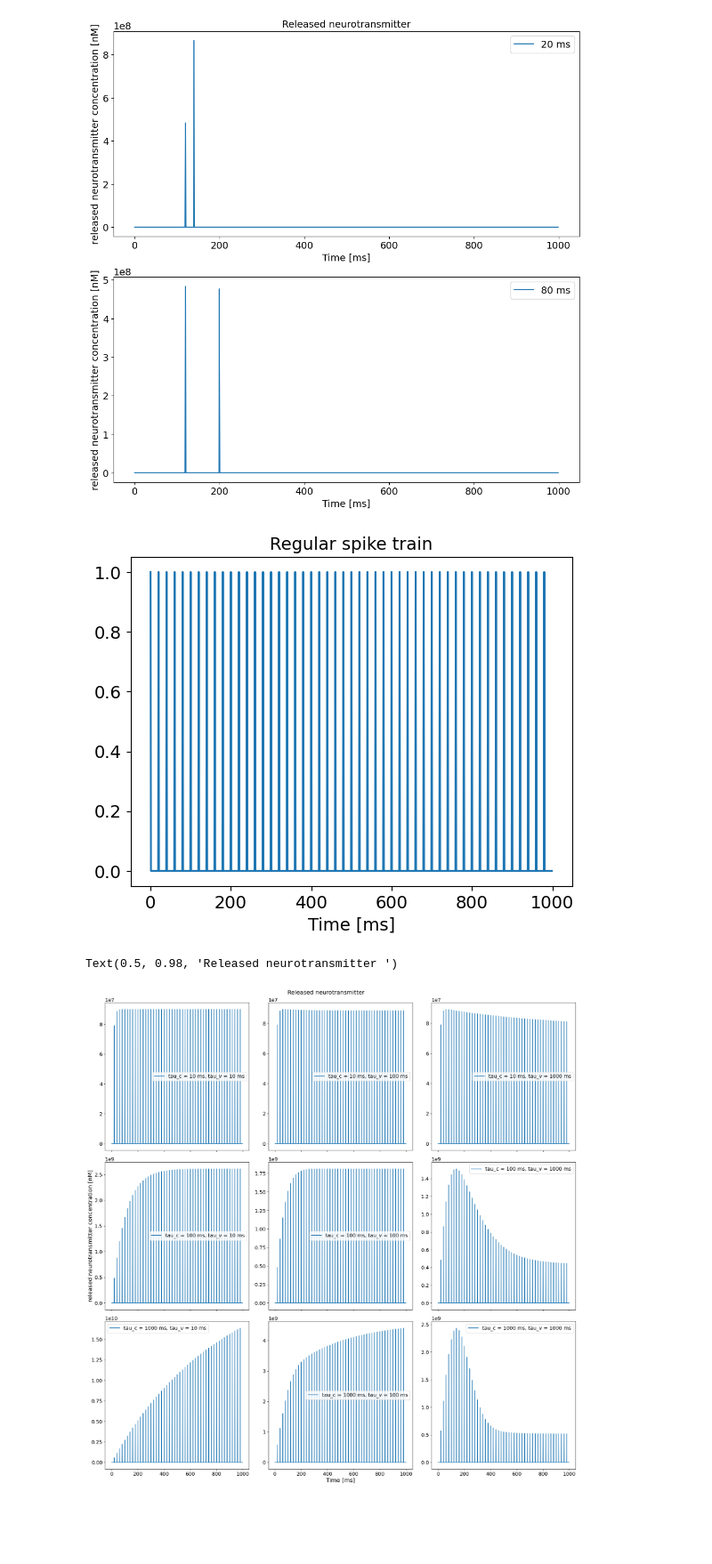
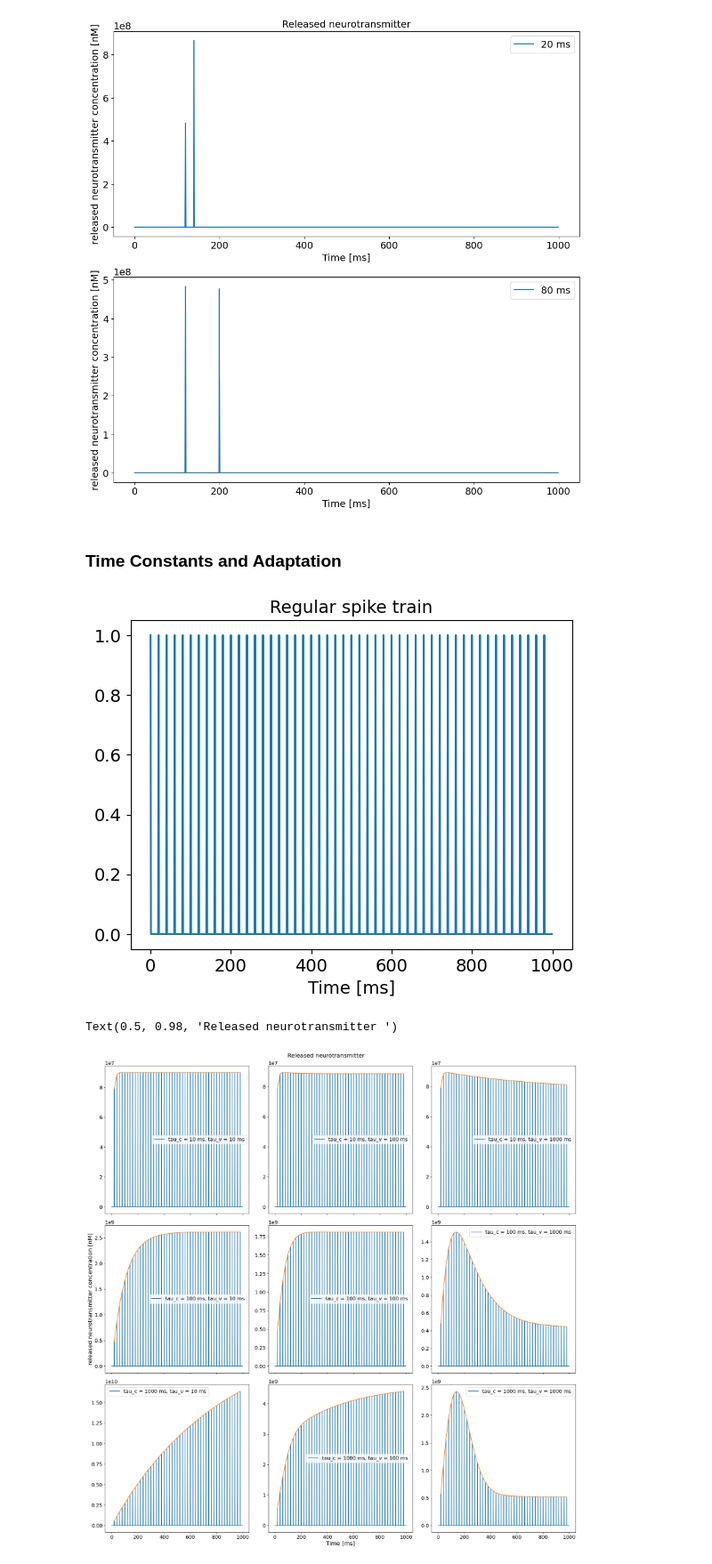
Before and after one commit to Erfan7bt/neurotransmitter_release_modelling, a Jupyter notebook: vesicle.ipynb, the cells around one changed output. Shown at 89% size. Drawn from its saved outputs; the diff is of its cells as text; code cells hidden in the pictures; blank space fills up the shorter version.

```diff
--- a/vesicle.ipynb
+++ b/vesicle.ipynb
@@ -163,6 +186,8 @@ ax[1].legend()
 plt.show()
 # %% [output]
 [figure]
+# %% [markdown]
+### Time Constants and Adaptation
 # %%
 t_sim= 1
 dt = 0.001
@@ -174,31 +199,35 @@ plt.plot(spike)
 plt.title('Regular spike train')
 plt.xlabel('Time [ms]')
 plt.show()
 alpha=5e3
 release_delay = 0
 
 taus  = [10, 100, 1000]
 fig, ax = plt.subplots(len(taus), len(taus), figsize=(20,20), layout="tight", sharex=True, sharey=False)
 for i in range(len(taus)):
     for j in range(len(taus)):
         tau_c = taus[i] *dt
         R1 = 9e5 * tau_c
 
         tau_v = taus[j] *dt
         R2=5e-6* tau_v #rate of vesicle release
 
         calcium = calcium_concentration(spike, tau_c, t_sim, dt, R1)
         vesicle, release = vesicle_fusion(tau_v, t_sim, dt, v_0, release_delay, R2,alpha, calcium, spike)
 
         ax[i,j].plot(release, label=f'tau_c = {int(tau_c/dt)} ms, tau_v = {int(tau_v/dt)} ms')
+
+        rmin, rmax = hl_envelopes_idx(release)
+
+        ax[i,j].plot(rmax, release[rmax])
         ax[i,j].legend()
 fig.add_subplot(111, frameon=False)
 plt.tick_params(labelcolor='none', which='both', top=False, bottom=False, left=False, right=False)
 plt.xlabel("Time [ms]", size=16)
 plt.ylabel("released neurotransmitter concentration [nM]", size = 16)
 plt.savefig('vesicle_release.png')
 fig.suptitle('Released neurotransmitter ', fontsize=16)
 # %% [output]
 [figure]
 Text(0.5, 0.98, 'Released neurotransmitter ')
-[figure, old version]
+[figure, new version]
```
Also changed, not shown: parts of 6 cells of this notebook, 4 other files.
